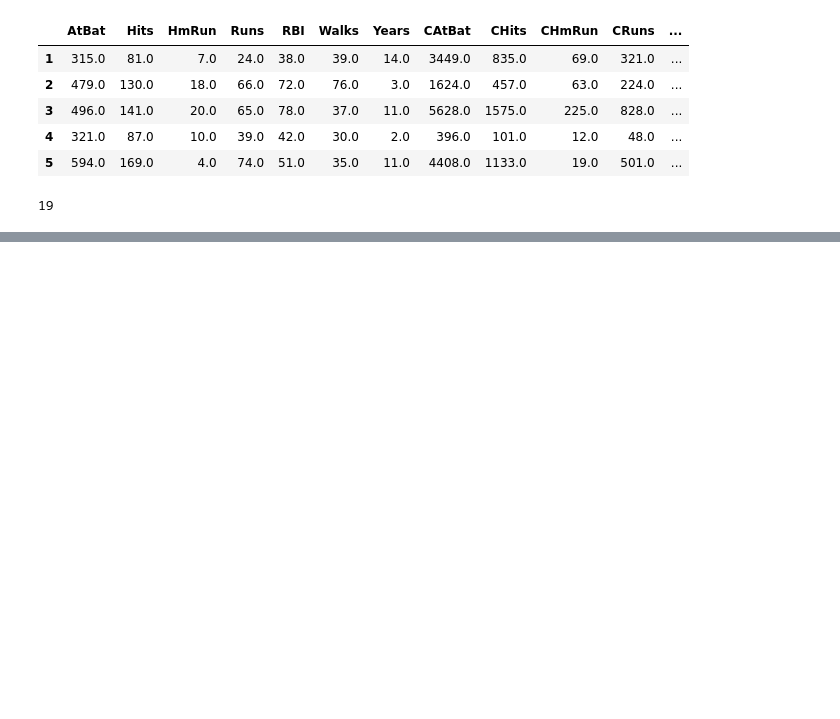
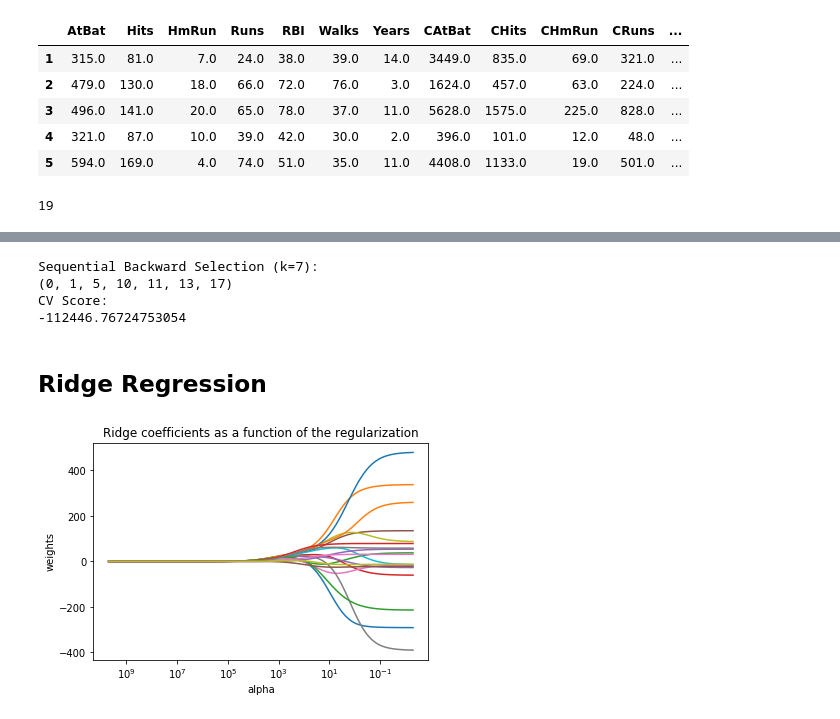
Before and after one commit to junyanyao/ISLR_Python, a Jupyter notebook: Ch6 Linear Model Selection and Regularization.ipynb, the cells around one changed output, grey strips where cells are left out. Saved outputs shown, nothing was run; the diff lists cells and outputs as text; code cells hidden in the pictures; blank space fills up the shorter version.

```diff
--- a/Ch6 Linear Model Selection and Regularization.ipynb
+++ b/Ch6 Linear Model Selection and Regularization.ipynb
@@ -96,0 +189,11 @@ X.shape[1]
+# %%
+lm= LinearRegression()
+sfs1 = SFS(lm,
+           k_features=7,
+           forward=True,
+           floating=False,
+           verbose=2,
+           scoring='neg_mean_squared_error',
+           cv=5)
+
+sfs1.fit(X,y)
@@ -96,0 +245,10 @@ X.shape[1]
+# %%
+sfs2 = SFS(lm,
+           k_features=7,
+           forward=False,
+           floating=False,
+           verbose=2,
+           scoring='neg_mean_squared_error',
+           cv=5)
+
+sfs2.fit(X.values,y)
@@ -96,0 +278,12 @@ X.shape[1]
+# %%
+print('\nSequential Backward Selection (k=7):')
+print(sfs2.k_feature_idx_)
+print('CV Score:')
+print(sfs2.k_score_)
+# %% [output]
+Sequential Backward Selection (k=7):
+(0, 1, 5, 10, 11, 13, 17)
+CV Score:
+-112446.76724753054
+# %% [markdown]
+## Ridge Regression
@@ -96,0 +295,21 @@ X.shape[1]
+# %%
+from sklearn.linear_model import Ridge
+alphas = 10**np.linspace(10,-2,100)*0.5
+ridge = Ridge()
+coefs = []
+
+for a in alphas:
+    ridge.set_params(alpha=a)
+    ridge.fit(scale(X), y)
+    coefs.append(ridge.coef_)
+
+ax = plt.gca()
+ax.plot(alphas, coefs)
+ax.set_xscale('log')
+ax.set_xlim(ax.get_xlim()[::-1])  # reverse axis
+plt.axis('tight')
+plt.xlabel('alpha')
+plt.ylabel('weights')
+plt.title('Ridge coefficients as a function of the regularization');
+# %% [output]
+[figure, added]
```
Also changed, not shown: parts of 17 cells of this notebook, 1 other file.
